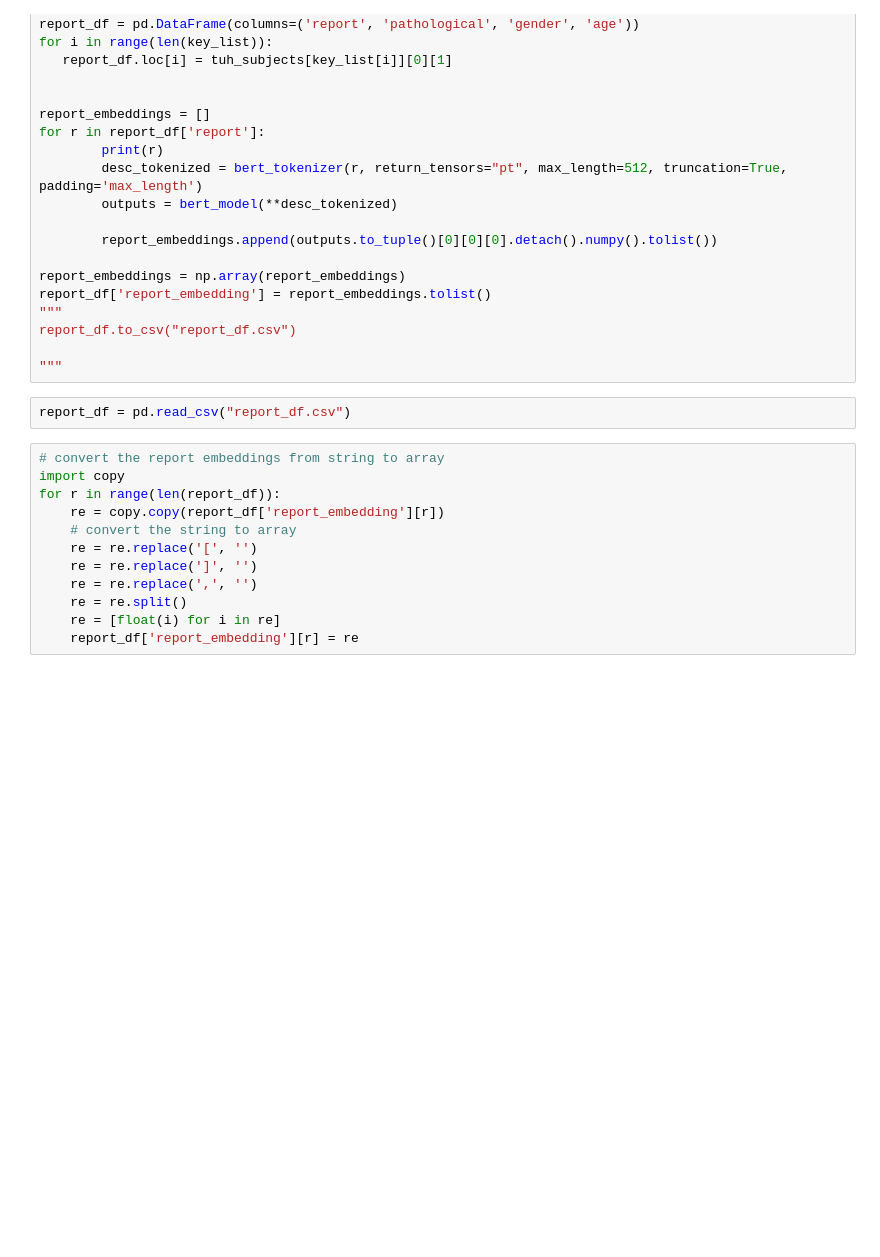
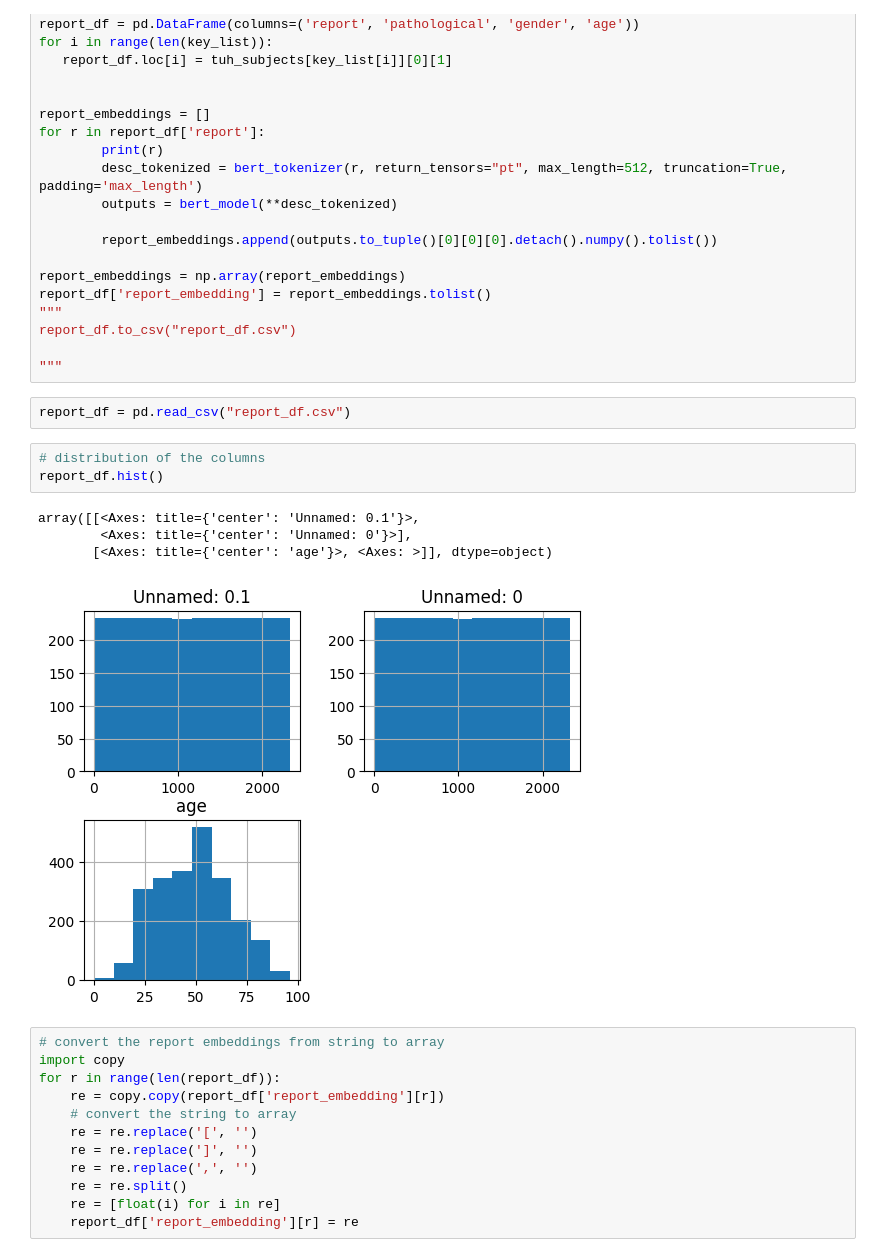
Before and after one commit to tidiane-camaret/EEGClip, a Jupyter notebook: scripts/text_analysis/tuh_label_decoding.ipynb, the cells around one changed output. Cells and saved outputs as stored; diff of their text form; blank space fills up the shorter version.

```diff
--- a/scripts/text_analysis/tuh_label_decoding.ipynb
+++ b/scripts/text_analysis/tuh_label_decoding.ipynb
@@ -57,6 +57,14 @@ report_df.to_csv("report_df.csv")
 """
 # %%
 report_df = pd.read_csv("report_df.csv")
+# %%
+# distribution of the columns
+report_df.hist()
+# %% [output]
+array([[<Axes: title={'center': 'Unnamed: 0.1'}>,
+        <Axes: title={'center': 'Unnamed: 0'}>],
+       [<Axes: title={'center': 'age'}>, <Axes: >]], dtype=object)
+[figure, added]
 # %%
 # convert the report embeddings from string to array
 import copy
```
Also changed, not shown: parts of 1 cell of this notebook, 1 other file.
